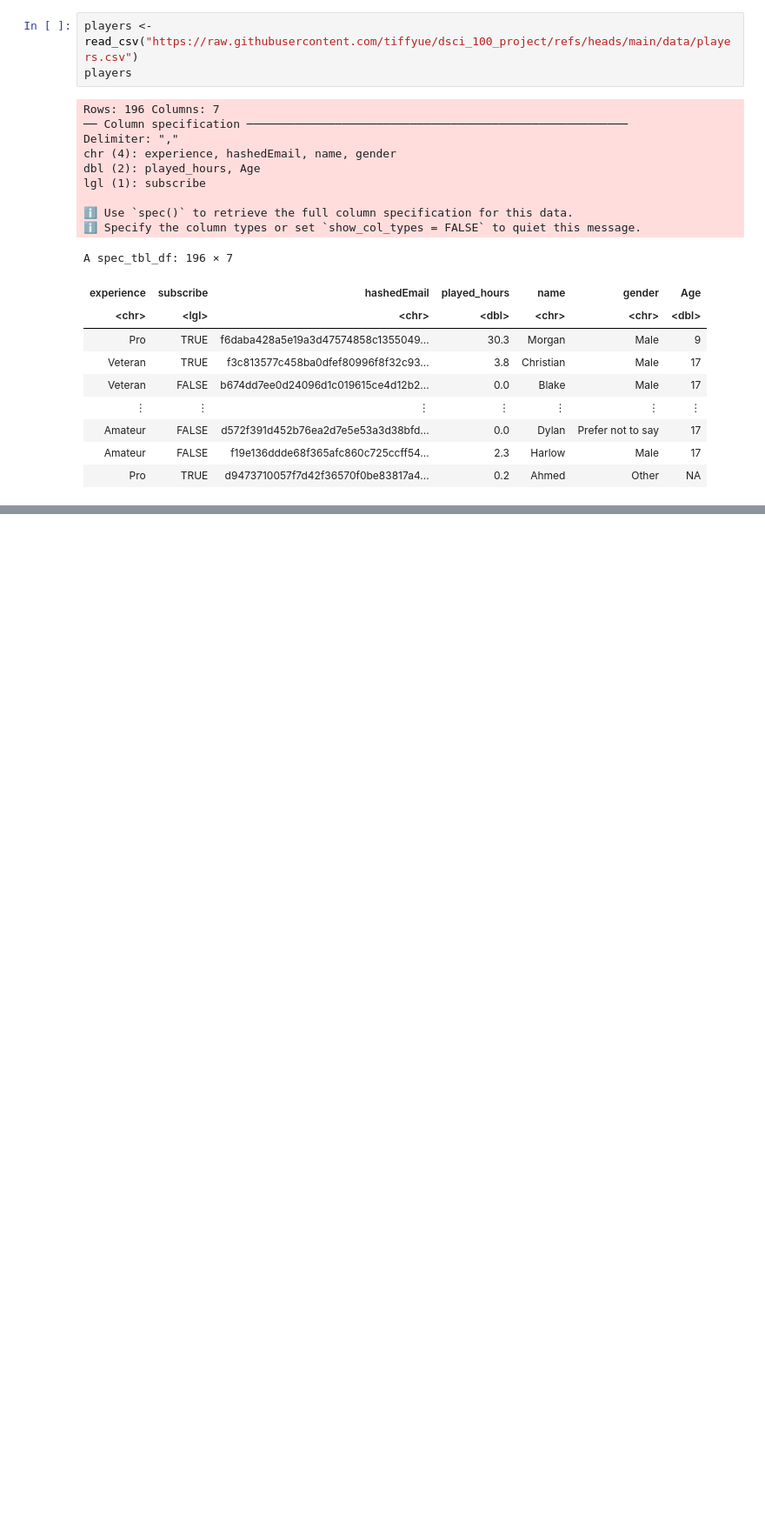
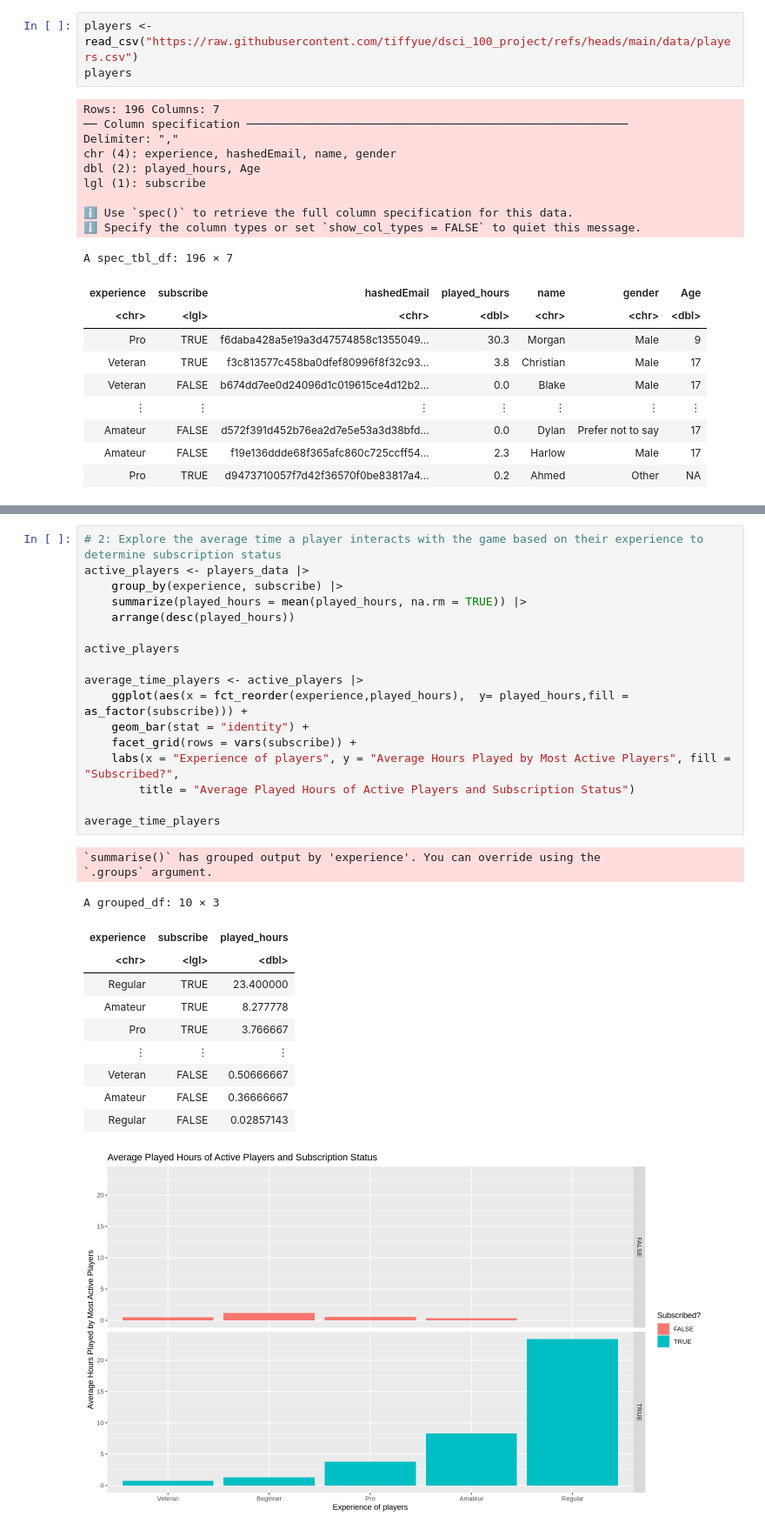
Before and after one commit to tiffyue/dsci_100_project, a Jupyter notebook: tiffany/exploratory_analysis.ipynb, the cells around one changed output, grey strips where cells are left out. Shown at 87% size. Cells and saved outputs as stored; diff of their text form; blank space fills up the shorter version.

```diff
--- a/tiffany/exploratory_analysis.ipynb
+++ b/tiffany/exploratory_analysis.ipynb
@@ -50,0 +95,31 @@ A spec_tbl_df: 1535 × 5
+# %%
+# 2: Explore the average time a player interacts with the game based on their experience to determine subscription status
+active_players <- players_data |>
+    group_by(experience, subscribe) |>
+    summarize(played_hours = mean(played_hours, na.rm = TRUE)) |>
+    arrange(desc(played_hours))
+
+active_players
+
+average_time_players <- active_players |>
+    ggplot(aes(x = fct_reorder(experience,played_hours),  y= played_hours,fill = as_factor(subscribe))) +
+    geom_bar(stat = "identity") +
+    facet_grid(rows = vars(subscribe)) +
+    labs(x = "Experience of players", y = "Average Hours Played by Most Active Players", fill = "Subscribed?",
+        title = "Average Played Hours of Active Players and Subscription Status")
+
+average_time_players
+# %% [output]
+`summarise()` has grouped output by 'experience'. You can override using the
+`.groups` argument.
+A grouped_df: 10 × 3
+| experience | subscribe | played_hours |
+| <chr> | <lgl> | <dbl> |
+| Regular | TRUE | 23.400000 |
+| Amateur | TRUE | 8.277778 |
+| Pro | TRUE | 3.766667 |
+| ⋮ | ⋮ | ⋮ |
+| Veteran | FALSE | 0.50666667 |
+| Amateur | FALSE | 0.36666667 |
+| Regular | FALSE | 0.02857143 |
+[figure, added]
```
Also changed, not shown: parts of 12 cells of this notebook, 3 other files.
